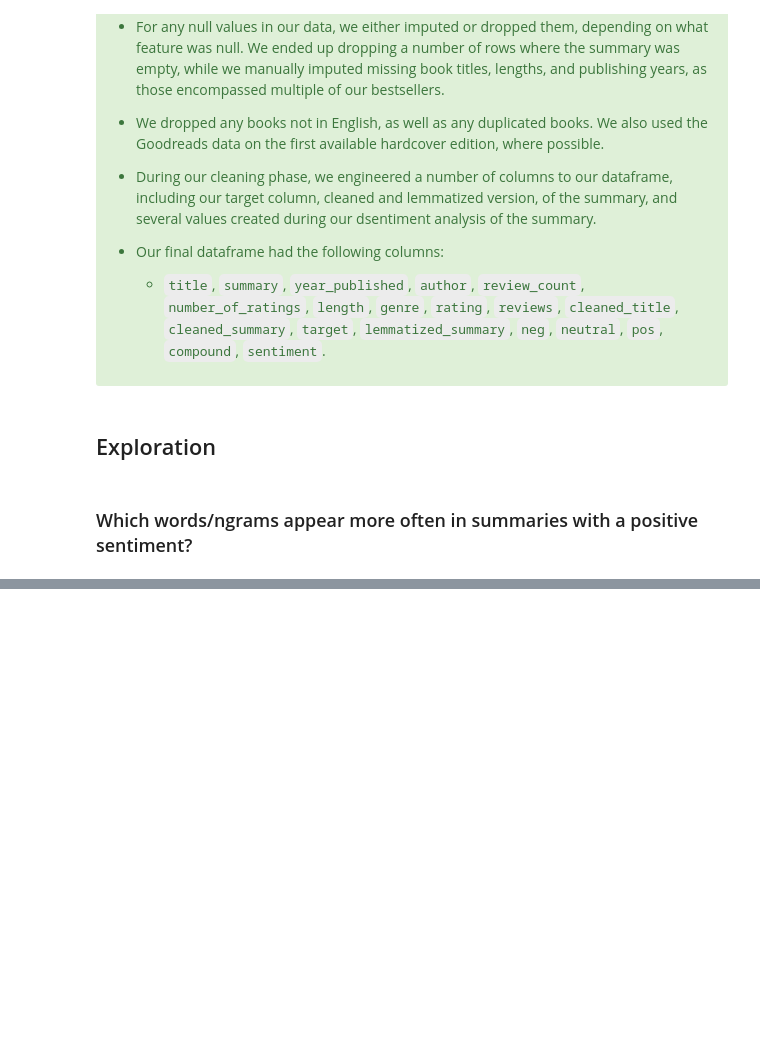
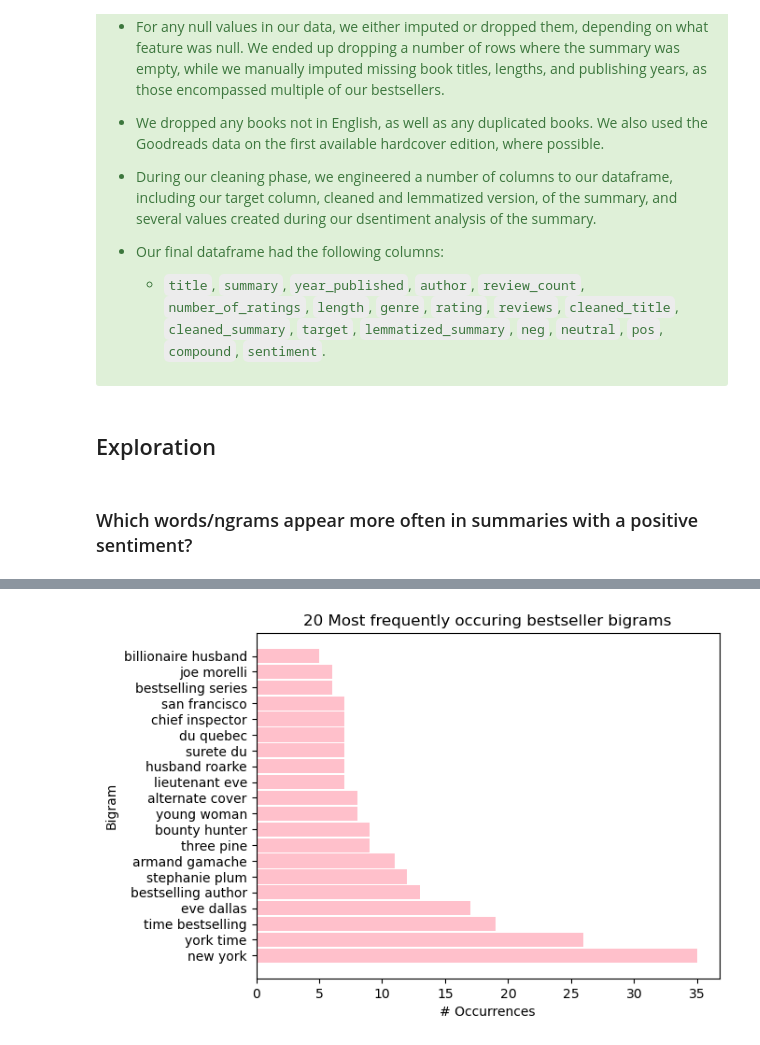
Before and after one commit to Booookkkkkssss/books_main, a Jupyter notebook: Final_Notebook.ipynb, the cells around one changed output, grey strips where cells are left out. Cells and saved outputs as stored; diff of their text form; code cells hidden in the pictures; blank space fills up the shorter version.

```diff
--- a/Final_Notebook.ipynb
+++ b/Final_Notebook.ipynb
@@ -143,0 +156,4 @@ AttributeError: 'DataFrame' object has no attribute 'target'
+# %%
+ex.best_bigrams(best_words)
+# %% [output]
+[figure, added]
```
Also changed, not shown: parts of 10 cells of this notebook, 3 other files.
